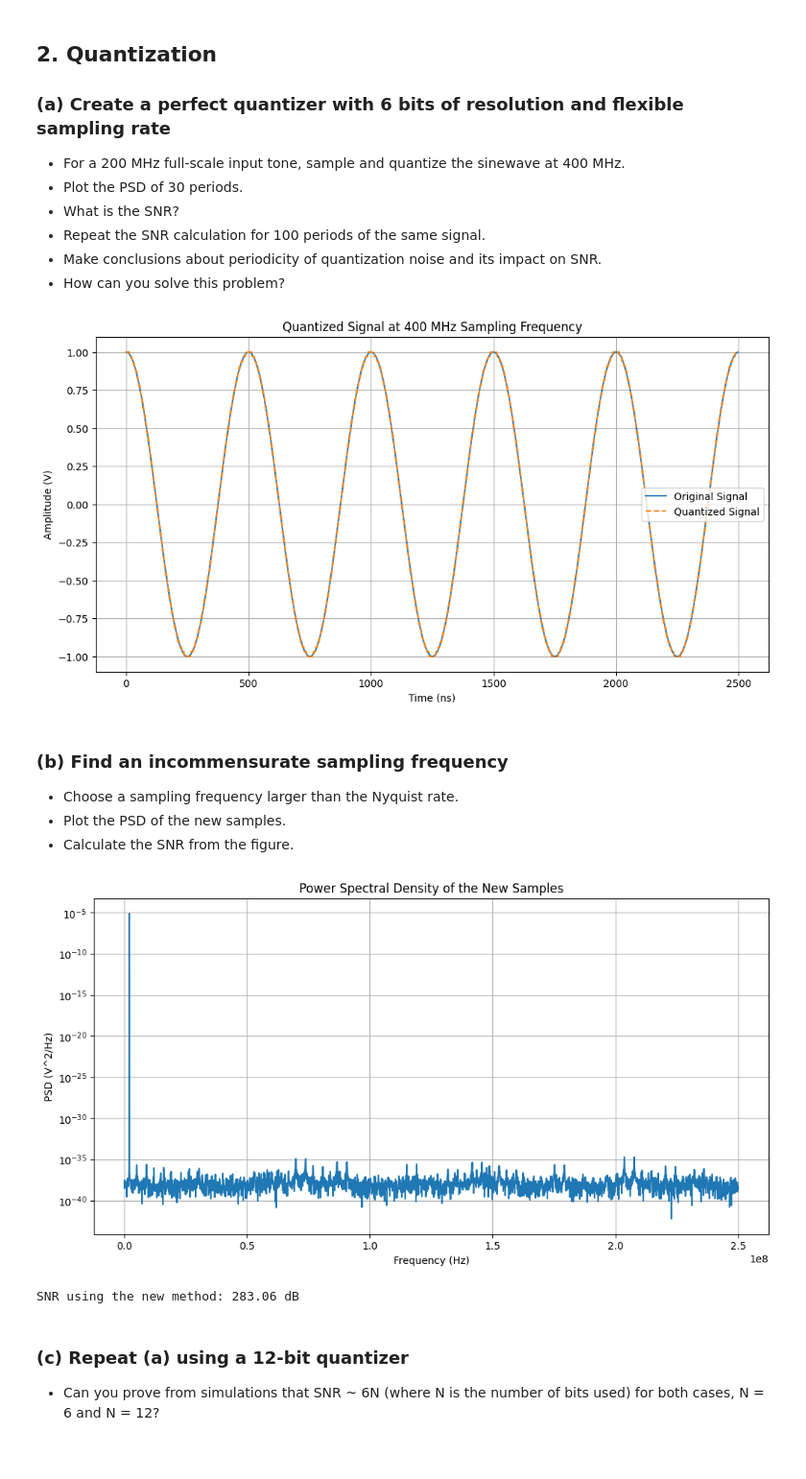
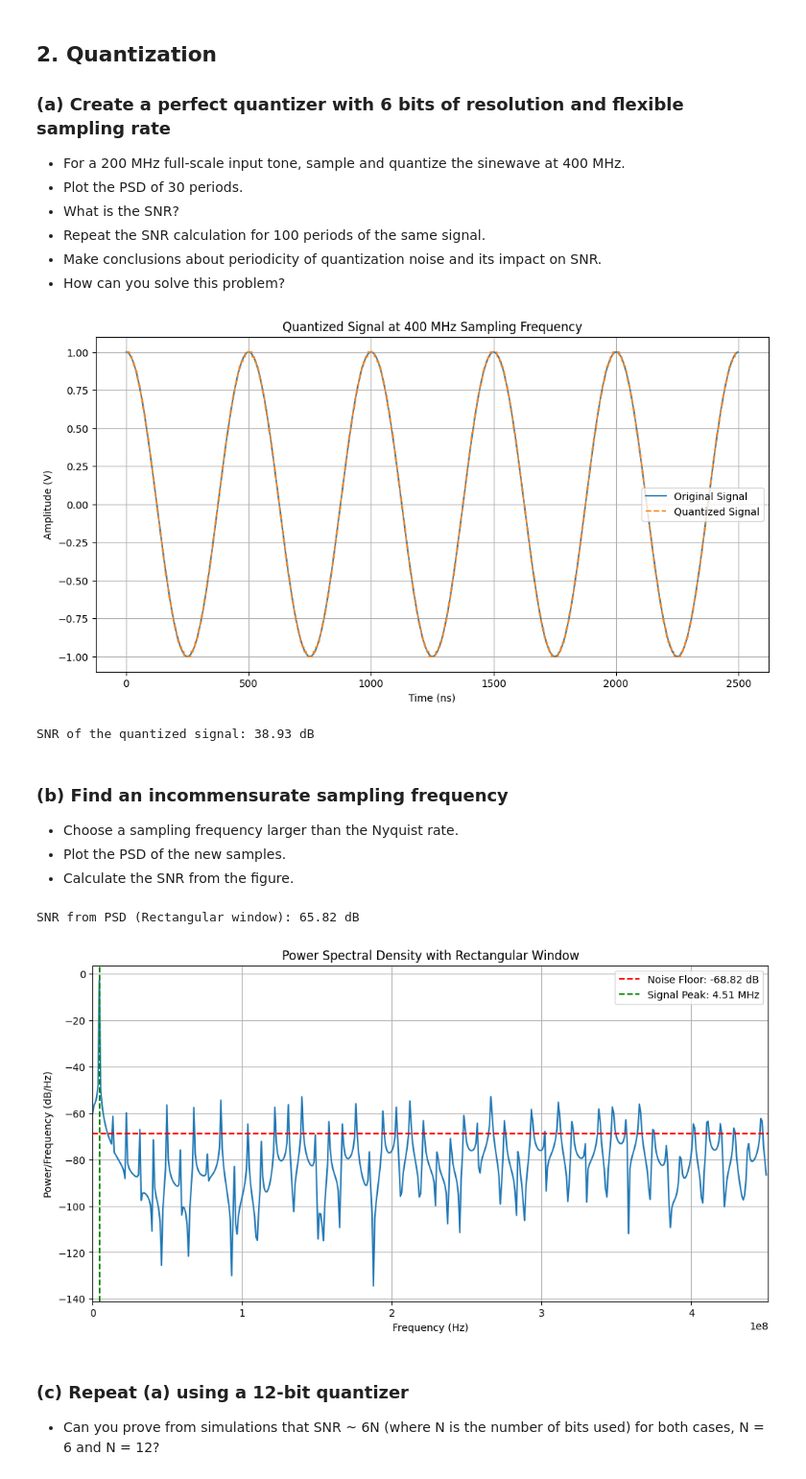
Before and after one commit to Sam-Bieberich/489, a Jupyter notebook: Lab/lab2.ipynb, the cells around one changed output. Shown at 96% size. Drawn from its saved outputs; the diff is of its cells as text; code cells hidden in the pictures.

```diff
--- a/Lab/lab2.ipynb
+++ b/Lab/lab2.ipynb
@@ -220,16 +220,15 @@ The rectangular window provides the best frequency resolution but suffers from s
 Fs_new = 400e6  # new sampling frequency
 num_periods = 5  # number of periods to simulate
 
-t_new = np.arange(0, num_periods / F, 1 / Fs_new)
+t_new = np.arange(0, num_periods / f0, 1 / Fs_new)
 
-x_new = A * np.cos(2 * np.pi * F * t_new)
+x_new = A * np.cos(2 * np.pi * f0 * t_new)
 
-num_bits = 6
+num_bits = 6  # number of bits for quantization
 quantization_levels = 2**num_bits
 
 x_quantized = np.round(x_new * (quantization_levels / 2)) / (quantization_levels / 2)
 
-# Plot the quantized signal
 plt.figure(figsize=(12, 6))
 plt.plot(t_new[:1000] * 1e9, x_new[:1000], label='Original Signal')
 plt.plot(t_new[:1000] * 1e9, x_quantized[:1000], label='Quantized Signal', linestyle='--')
@@ -239,42 +238,27 @@ plt.ylabel('Amplitude (V)')
 plt.legend()
 plt.grid(True)
 plt.show()
+
+signal_power_quantized = np.mean(x_new**2)
+noise_power_quantized = np.mean((x_new - x_quantized)**2)
+
+snr_quantized = 10 * np.log10(signal_power_quantized / noise_power_quantized)
+print(f"SNR of the quantized signal: {snr_quantized:.2f} dB")
 # %% [output]
 [figure]
+SNR of the quantized signal: 38.93 dB
 # %% [markdown]
 ### (b) Find an incommensurate sampling frequency
 - Choose a sampling frequency larger than the Nyquist rate.
 - Plot the PSD of the new samples.
 - Calculate the SNR from the figure.
-# %%
-# Define an incommensurate sampling frequency
-Fs_incommensurate = 450e6  # incommensurate sampling frequency
-
-# Generate the new time vector and signal
-t_incommensurate = np.arange(0, num_periods / F, 1 / Fs_incommensurate)
-x_incommensurate = A * np.cos(2 * np.pi * F * t_incommensurate)
-
-# Calculate the PSD
-f_incommensurate, Pxx_den_incommensurate = signal.periodogram(x_incommensurate, Fs_incommensurate)
-
-# Plot the PSD
-plt.figure(figsize=(12, 6))
-plt.semilogy(f_incommensurate, Pxx_den_incommensurate)
-plt.title('Power Spectral Density of the Incommensurate Samples')
-plt.xlabel('Frequency (Hz)')
-plt.ylabel('PSD (V^2/Hz)')
-plt.grid(True)
-plt.show()
-
-# Calculate SNR using a new method
-signal_power_incommensurate = np.sum(Pxx_den_incommensurate[(f_incommensurate >= F - 1e6) & (f_incommensurate <= F + 1e6)])
-noise_power_incommensurate = np.sum(Pxx_den_incommensurate[(f_incommensurate < F - 1e6) | (f_incommensurate > F + 1e6)])
-snr_incommensurate = 10 * np.log10(signal_power_incommensurate / noise_power_incommensurate)
-
-print(f"SNR using the incommensurate sampling frequency: {snr_incommensurate:.2f} dB")
-# %% [output]
-[figure, removed]
-SNR using the new method: 283.06 dB
+# %%
+N = len(x_quantized)
+Fs = 903e6
+snr_from_psd = calculate_and_plot_psd(x_quantized, window_name="Rectangular")
+# %% [output]
+SNR from PSD (Rectangular window): 65.82 dB
+[figure, added]
 # %% [markdown]
 ### (c) Repeat (a) using a 12-bit quantizer
 - Can you prove from simulations that SNR ~ 6N (where N is the number of bits used) for both cases, N = 6 and N = 12?
```
Also changed, not shown: parts of 7 cells of this notebook.
